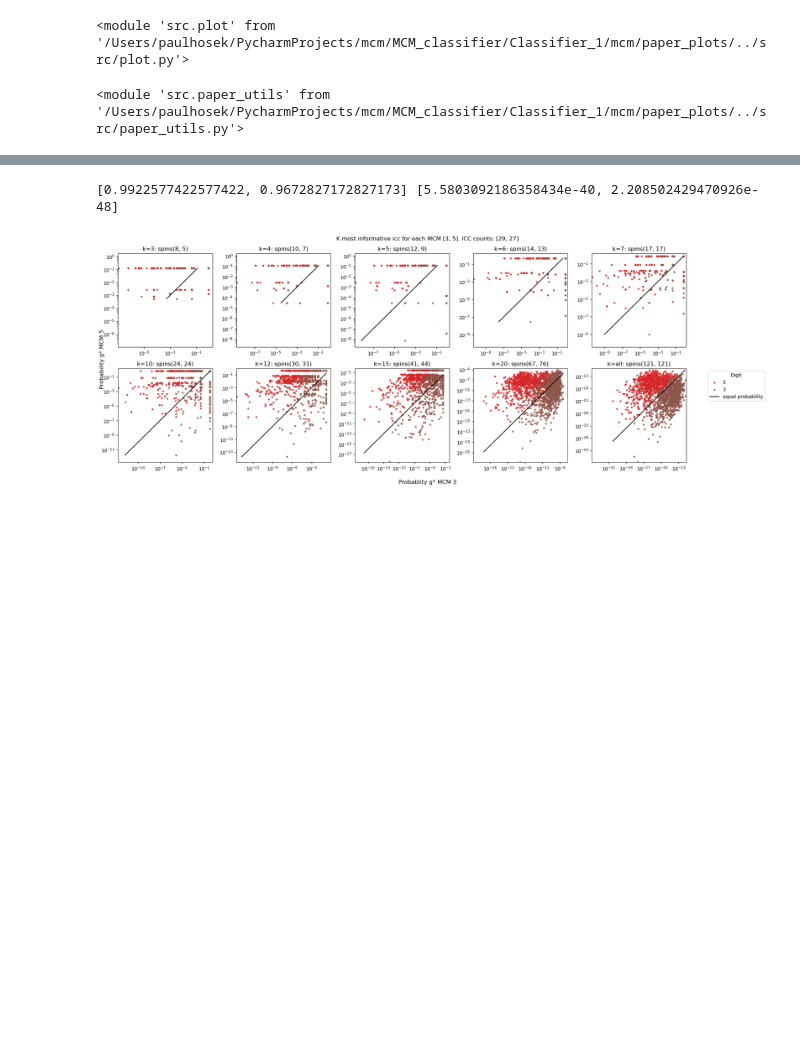
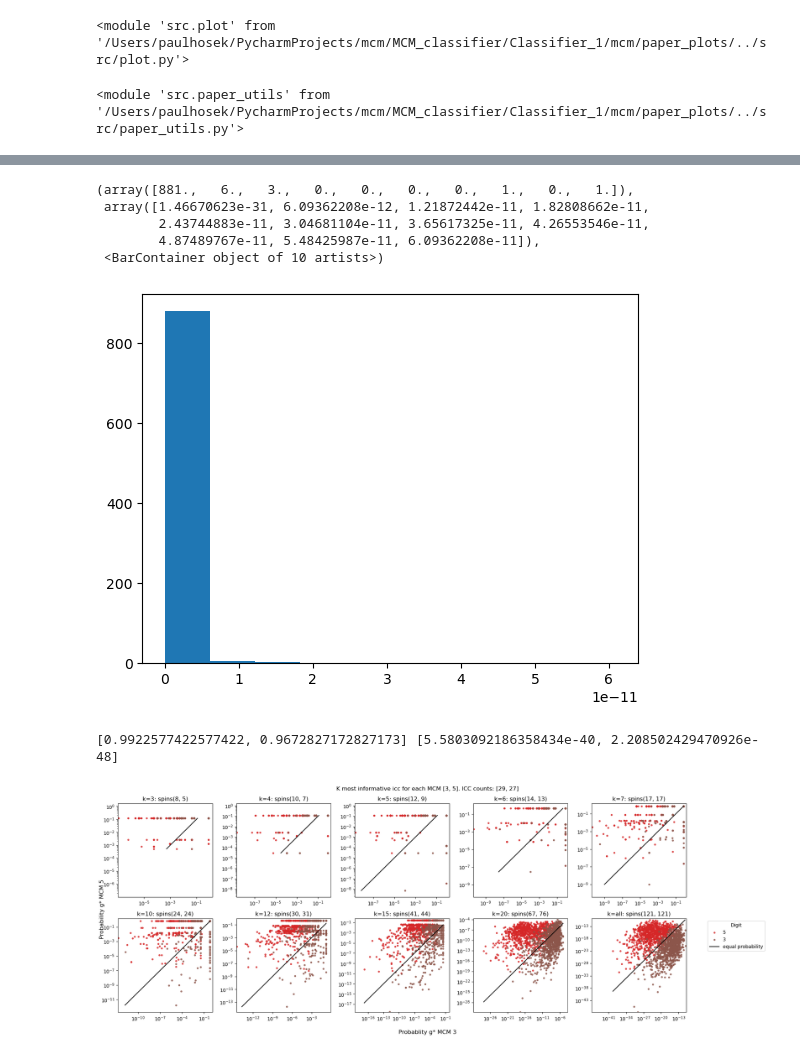
Before and after one commit to PaulHosek/MCM_classifier, a Jupyter notebook: Classifier_1/mcm/paper_plots/plots_disthist_indicative_miscls_trajectory.ipynb, the cells around one changed output, grey strips where cells are left out. Drawn from its saved outputs; the diff is of its cells as text; code cells hidden in the pictures; blank space fills up the shorter version.

```diff
--- a/Classifier_1/mcm/paper_plots/plots_disthist_indicative_miscls_trajectory.ipynb
+++ b/Classifier_1/mcm/paper_plots/plots_disthist_indicative_miscls_trajectory.ipynb
@@ -88,3 +175,13 @@ array([[  1],
+# %%
+res = all_byk_pair[0][-1,:,0]
+plt.hist(res)
+# %% [output]
+(array([881.,   6.,   3.,   0.,   0.,   0.,   0.,   1.,   0.,   1.]),
+ array([1.46670623e-31, 6.09362208e-12, 1.21872442e-11, 1.82808662e-11,
+        2.43744883e-11, 3.04681104e-11, 3.65617325e-11, 4.26553546e-11,
+        4.87489767e-11, 5.48425987e-11, 6.09362208e-11]),
+ <BarContainer object of 10 artists>)
+[figure, added]
 # %%
 data_max = np.max([np.max(all_byk_pair[i]) for i in range(len(all_byk_pair))])
 data_min = np.min([np.min(all_byk_pair[i]) for i in range(len(all_byk_pair))])
```
Also changed, not shown: parts of 7 cells of this notebook, 1 other file.
